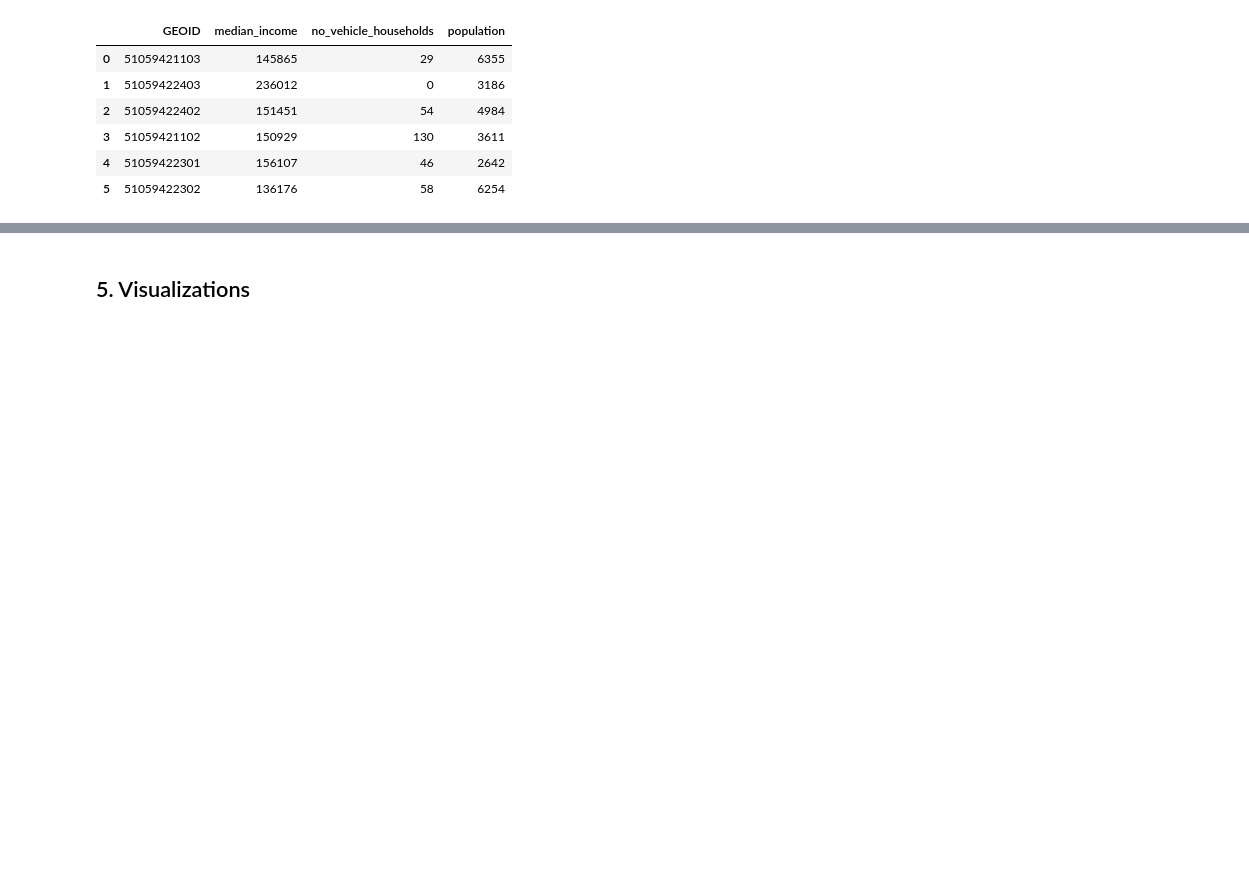
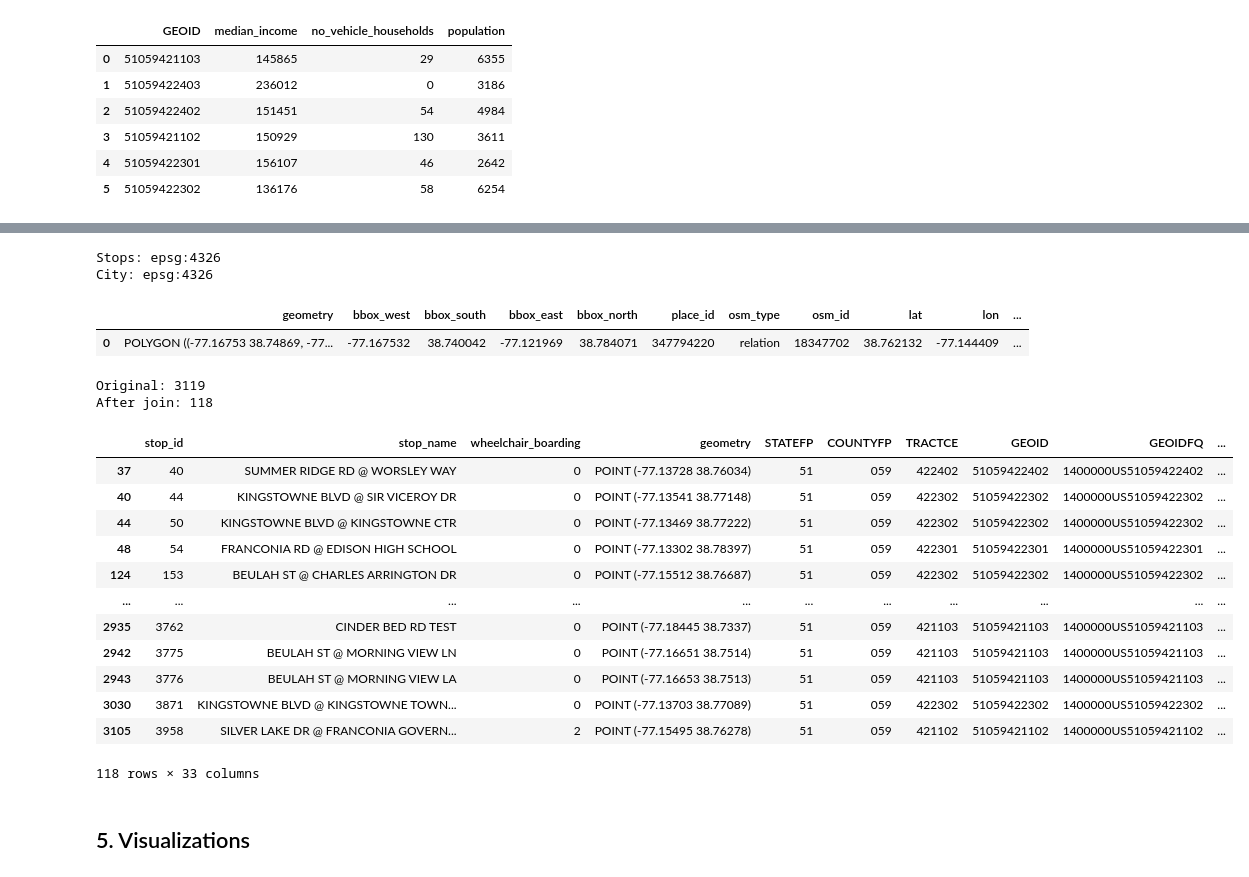
Before and after one commit to neoladsouza/kingstowne-urban-accessibility, a Jupyter notebook: project/notebooks/01_data_acquisition.ipynb, the cells around one changed output, grey strips where cells are left out. Drawn from its saved outputs; the diff is of its cells as text; code cells hidden in the pictures; blank space fills up the shorter version.

```diff
--- a/project/notebooks/01_data_acquisition.ipynb
+++ b/project/notebooks/01_data_acquisition.ipynb
@@ -210,0 +213,5 @@ tracts_merged.to_file(f"{PROCESSED_DIR}/{CITY.lower()}_tracts_demographics.geojs
+# %%
+stops_df = pd.read_csv("../data/raw/connector_gtfs/stops.txt")
+
+print(f"Stops loaded: {len(stops_df)}")
+stops_df.head()
@@ -210,0 +226,9 @@ tracts_merged.to_file(f"{PROCESSED_DIR}/{CITY.lower()}_tracts_demographics.geojs
+# %%
+stops_gdf = gpd.GeoDataFrame(
+    stops_df,
+    geometry=gpd.points_from_xy(stops_df["stop_lon"], stops_df["stop_lat"]),
+    crs=PROJECTION,  # GTFS lat/lon is WGS84
+)
+# %%
+stops_gdf = stops_gdf[["stop_id", "stop_name", "wheelchair_boarding", "geometry"]]
+stops_gdf.head()
@@ -210,0 +242,36 @@ tracts_merged.to_file(f"{PROCESSED_DIR}/{CITY.lower()}_tracts_demographics.geojs
+# %%
+print(f"Stops: {stops_gdf.crs}")
+print(f"City: {city_boundary.crs}")
+# %% [output]
+Stops: epsg:4326
+City: epsg:4326
+# %%
+city_boundary
+# %% [output]
+|  | geometry | bbox_west | bbox_south | bbox_east | bbox_north | place_id | osm_type | osm_id | lat | lon | ... |
+| 0 | POLYGON ((-77.16753 38.74869, -77... | -77.167532 | 38.740042 | -77.121969 | 38.784071 | 347794220 | relation | 18347702 | 38.762132 | -77.144409 | ... |
+# %%
+stops_in_city = gpd.sjoin(stops_gdf, tracts_in_city, predicate="within", how="inner")
+stops_in_city = stops_in_city.drop(columns=[c for c in stops_in_city.columns if c.endswith("_right")])
+# %%
+print(f"Original: {len(stops_gdf)}")
+print(f"After join: {len(stops_in_city)}")
+# %% [output]
+Original: 3119
+After join: 118
+# %%
+stops_in_city
+# %% [output]
+|  | stop_id | stop_name | wheelchair_boarding | geometry | STATEFP | COUNTYFP | TRACTCE | GEOID | GEOIDFQ | ... |
+| 37 | 40 | SUMMER RIDGE RD @ WORSLEY WAY | 0 | POINT (-77.13728 38.76034) | 51 | 059 | 422402 | 51059422402 | 1400000US51059422402 | ... |
+| 40 | 44 | KINGSTOWNE BLVD @ SIR VICEROY DR | 0 | POINT (-77.13541 38.77148) | 51 | 059 | 422302 | 51059422302 | 1400000US51059422302 | ... |
+| 44 | 50 | KINGSTOWNE BLVD @ KINGSTOWNE CTR | 0 | POINT (-77.13469 38.77222) | 51 | 059 | 422302 | 51059422302 | 1400000US51059422302 | ... |
+| 48 | 54 | FRANCONIA RD @ EDISON HIGH SCHOOL | 0 | POINT (-77.13302 38.78397) | 51 | 059 | 422301 | 51059422301 | 1400000US51059422301 | ... |
+| 124 | 153 | BEULAH ST @ CHARLES ARRINGTON DR | 0 | POINT (-77.15512 38.76687) | 51 | 059 | 422302 | 51059422302 | 1400000US51059422302 | ... |
+| ... | ... | ... | ... | ... | ... | ... | ... | ... | ... | ... |
+| 2935 | 3762 | CINDER BED RD TEST | 0 | POINT (-77.18445 38.7337) | 51 | 059 | 421103 | 51059421103 | 1400000US51059421103 | ... |
+| 2942 | 3775 | BEULAH ST @ MORNING VIEW LN | 0 | POINT (-77.16651 38.7514) | 51 | 059 | 421103 | 51059421103 | 1400000US51059421103 | ... |
+| 2943 | 3776 | BEULAH ST @ MORNING VIEW LA | 0 | POINT (-77.16653 38.7513) | 51 | 059 | 421103 | 51059421103 | 1400000US51059421103 | ... |
+| 3030 | 3871 | KINGSTOWNE BLVD @ KINGSTOWNE TOWN... | 0 | POINT (-77.13703 38.77089) | 51 | 059 | 422302 | 51059422302 | 1400000US51059422302 | ... |
+| 3105 | 3958 | SILVER LAKE DR @ FRANCONIA GOVERN... | 2 | POINT (-77.15495 38.76278) | 51 | 059 | 421102 | 51059421102 | 1400000US51059421102 | ... |
+118 rows × 33 columns
```
Also changed, not shown: parts of 10 cells of this notebook.
